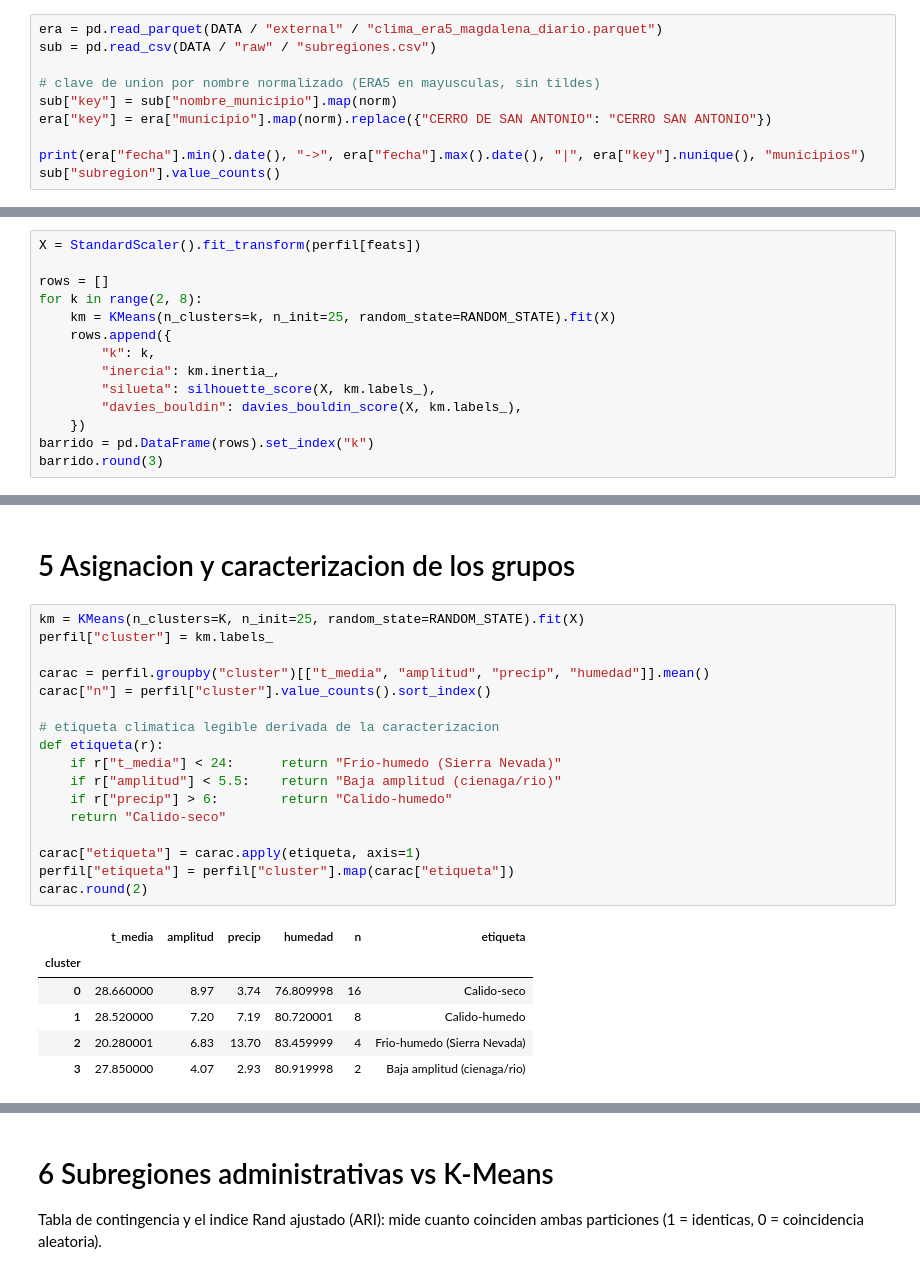
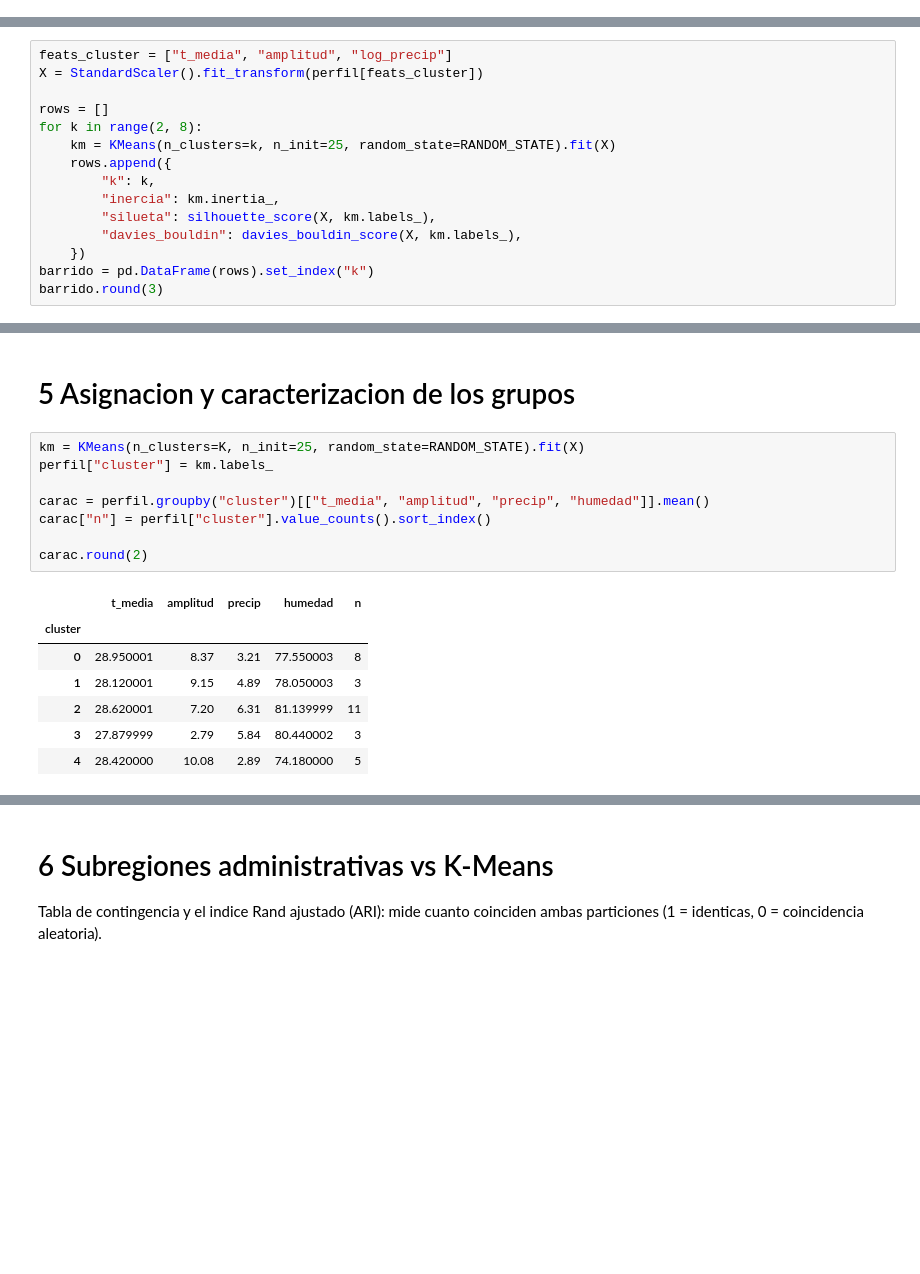
Before and after one commit to Edmh1/dengue-surveillance-magdalena, a Jupyter notebook: notebooks/04_dengue_clustering.ipynb, the cells around one changed output, grey strips where cells are left out. Cells and saved outputs as stored; diff of their text form; blank space fills up the shorter version.

```diff
--- a/notebooks/04_dengue_clustering.ipynb
+++ b/notebooks/04_dengue_clustering.ipynb
@@ -38,10 +15,0 @@ def norm(s):
-# %%
-era = pd.read_parquet(DATA / "external" / "clima_era5_magdalena_diario.parquet")
-sub = pd.read_csv(DATA / "raw" / "subregiones.csv")
-
-# clave de union por nombre normalizado (ERA5 en mayusculas, sin tildes)
-sub["key"] = sub["nombre_municipio"].map(norm)
-era["key"] = era["municipio"].map(norm).replace({"CERRO DE SAN ANTONIO": "CERRO SAN ANTONIO"})
-
-print(era["fecha"].min().date(), "->", era["fecha"].max().date(), "|", era["key"].nunique(), "municipios")
-sub["subregion"].value_counts()
@@ -128,7 +278,8 @@ La amplitud termica es el descriptor mas independiente.
 Se estandarizan las variables y se barre K de 2 a 7. Se usa el codo (inercia), el coeficiente
 de silueta y el indice Davies-Bouldin para decidir el numero de grupos.
 # %%
-X = StandardScaler().fit_transform(perfil[feats])
+feats_cluster = ["t_media", "amplitud", "log_precip"]
+X = StandardScaler().fit_transform(perfil[feats_cluster])
 
 rows = []
 for k in range(2, 8):
@@ -171,26 +322,18 @@ K seleccionado: 4
 # %%
 km = KMeans(n_clusters=K, n_init=25, random_state=RANDOM_STATE).fit(X)
 perfil["cluster"] = km.labels_
 
 carac = perfil.groupby("cluster")[["t_media", "amplitud", "precip", "humedad"]].mean()
 carac["n"] = perfil["cluster"].value_counts().sort_index()
 
-# etiqueta climatica legible derivada de la caracterizacion
-def etiqueta(r):
-    if r["t_media"] < 24:      return "Frio-humedo (Sierra Nevada)"
-    if r["amplitud"] < 5.5:    return "Baja amplitud (cienaga/rio)"
-    if r["precip"] > 6:        return "Calido-humedo"
-    return "Calido-seco"
-
-carac["etiqueta"] = carac.apply(etiqueta, axis=1)
-perfil["etiqueta"] = perfil["cluster"].map(carac["etiqueta"])
 carac.round(2)
 # %% [output]
-|  | t_media | amplitud | precip | humedad | n | etiqueta |
-| cluster |  |  |  |  |  |  |
-| 0 | 28.660000 | 8.97 | 3.74 | 76.809998 | 16 | Calido-seco |
-| 1 | 28.520000 | 7.20 | 7.19 | 80.720001 | 8 | Calido-humedo |
-| 2 | 20.280001 | 6.83 | 13.70 | 83.459999 | 4 | Frio-humedo (Sierra Nevada) |
-| 3 | 27.850000 | 4.07 | 2.93 | 80.919998 | 2 | Baja amplitud (cienaga/rio) |
+|  | t_media | amplitud | precip | humedad | n |
+| cluster |  |  |  |  |  |
+| 0 | 28.950001 | 8.37 | 3.21 | 77.550003 | 8 |
+| 1 | 28.120001 | 9.15 | 4.89 | 78.050003 | 3 |
+| 2 | 28.620001 | 7.20 | 6.31 | 81.139999 | 11 |
+| 3 | 27.879999 | 2.79 | 5.84 | 80.440002 | 3 |
+| 4 | 28.420000 | 10.08 | 2.89 | 74.180000 | 5 |
 # %%
 for c in sorted(perfil["cluster"].unique()):
```
Also changed, not shown: parts of 21 cells of this notebook, 4 other files.
